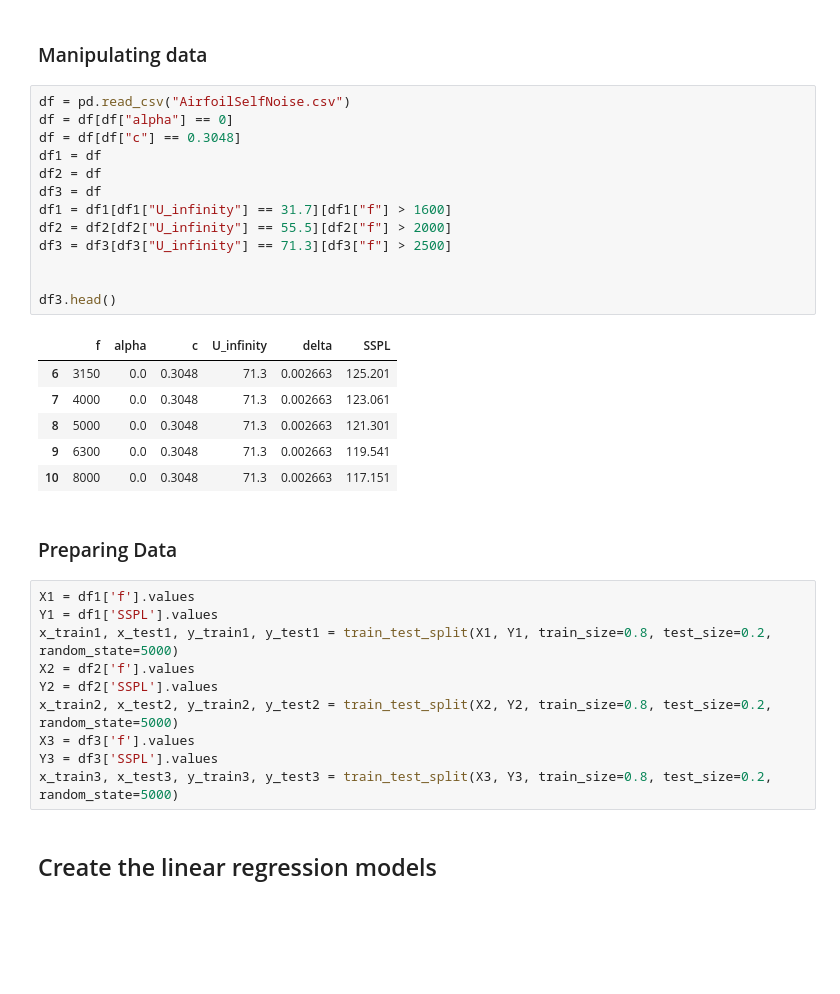
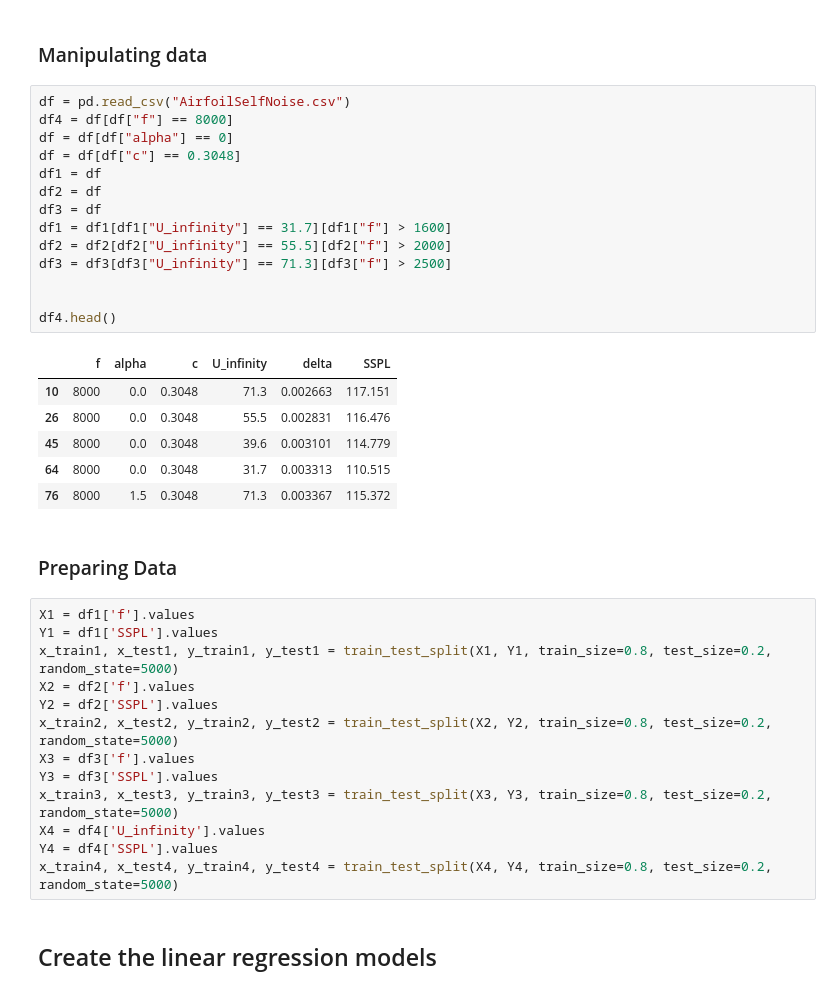
Before and after one commit to yahialabeeb/linear-regression, a Jupyter notebook: regression.ipynb, the cells around one changed output. Cells and saved outputs as stored; diff of their text form; blank space fills up the shorter version.

```diff
--- a/regression.ipynb
+++ b/regression.ipynb
@@ -11,24 +11,25 @@ import matplotlib.pyplot as plt
 ### Manipulating data
 # %%
 df = pd.read_csv("AirfoilSelfNoise.csv")
+df4 = df[df["f"] == 8000]
 df = df[df["alpha"] == 0]
 df = df[df["c"] == 0.3048]
 df1 = df
 df2 = df
 df3 = df
 df1 = df1[df1["U_infinity"] == 31.7][df1["f"] > 1600]
 df2 = df2[df2["U_infinity"] == 55.5][df2["f"] > 2000]
 df3 = df3[df3["U_infinity"] == 71.3][df3["f"] > 2500]
 
 
-df3.head()
+df4.head()
 # %% [output]
 |  | f | alpha | c | U_infinity | delta | SSPL |
-| 6 | 3150 | 0.0 | 0.3048 | 71.3 | 0.002663 | 125.201 |
-| 7 | 4000 | 0.0 | 0.3048 | 71.3 | 0.002663 | 123.061 |
-| 8 | 5000 | 0.0 | 0.3048 | 71.3 | 0.002663 | 121.301 |
-| 9 | 6300 | 0.0 | 0.3048 | 71.3 | 0.002663 | 119.541 |
 | 10 | 8000 | 0.0 | 0.3048 | 71.3 | 0.002663 | 117.151 |
+| 26 | 8000 | 0.0 | 0.3048 | 55.5 | 0.002831 | 116.476 |
+| 45 | 8000 | 0.0 | 0.3048 | 39.6 | 0.003101 | 114.779 |
+| 64 | 8000 | 0.0 | 0.3048 | 31.7 | 0.003313 | 110.515 |
+| 76 | 8000 | 1.5 | 0.3048 | 71.3 | 0.003367 | 115.372 |
 # %% [markdown]
 ### Preparing Data
 # %%
@@ -41,6 +42,9 @@ x_train2, x_test2, y_train2, y_test2 = train_test_split(X2, Y2, train_size=0.8,
 X3 = df3['f'].values
 Y3 = df3['SSPL'].values
 x_train3, x_test3, y_train3, y_test3 = train_test_split(X3, Y3, train_size=0.8, test_size=0.2, random_state=5000)
+X4 = df4['U_infinity'].values
+Y4 = df4['SSPL'].values
+x_train4, x_test4, y_train4, y_test4 = train_test_split(X4, Y4, train_size=0.8, test_size=0.2, random_state=5000)
 # %% [markdown]
 ## Create the linear regression models
 # %%
```
Also changed, not shown: parts of 4 cells of this notebook, 1 other file.
